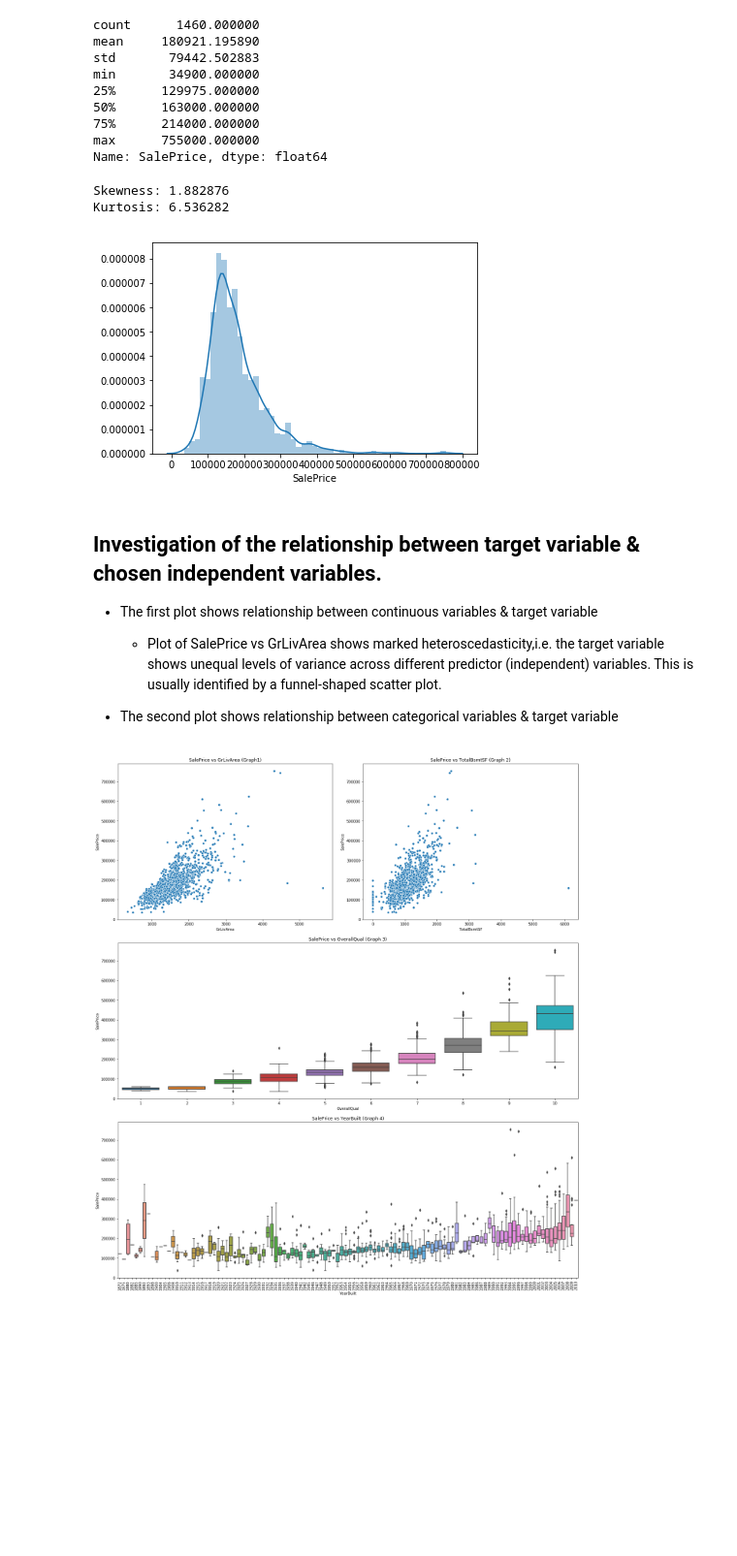
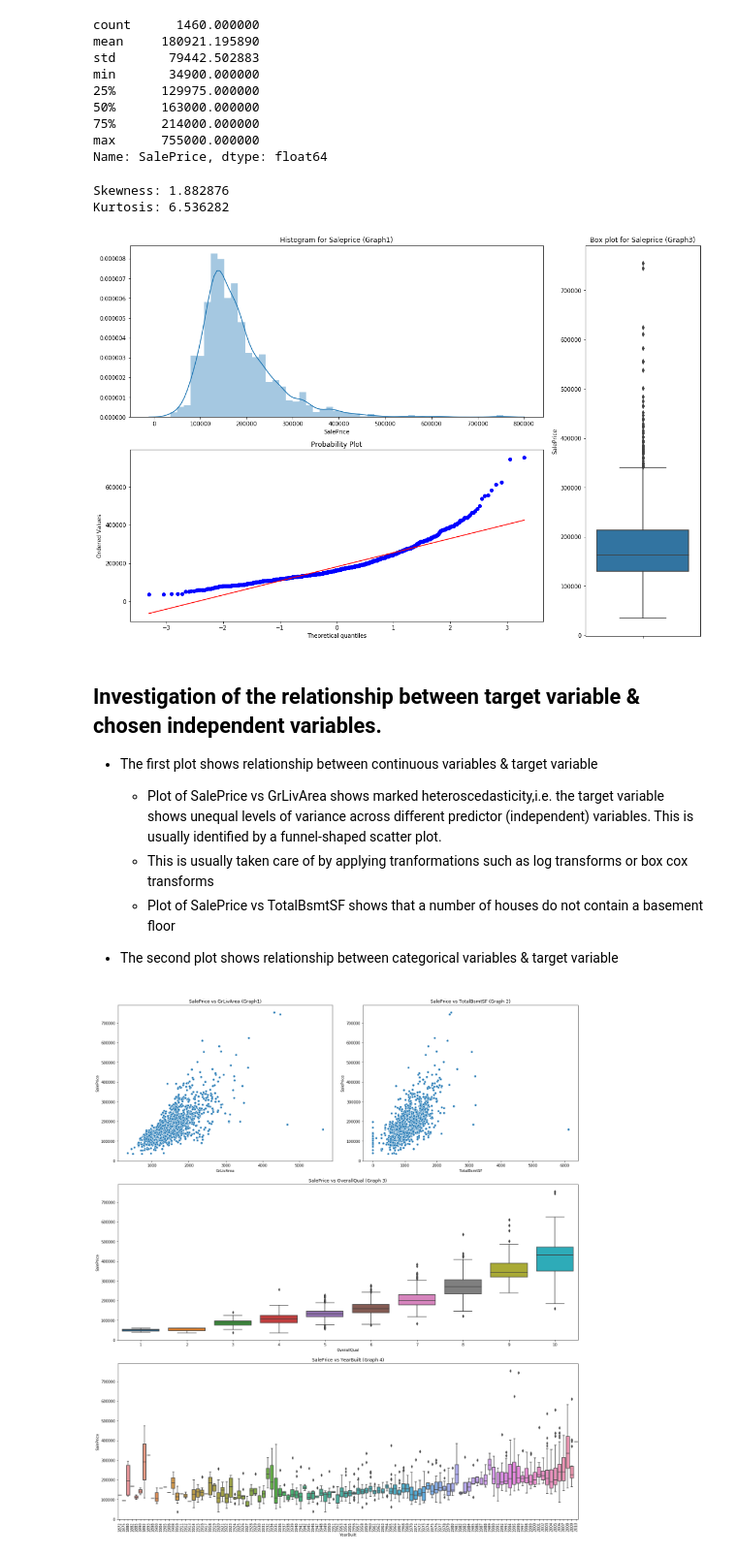
Before and after one commit to sayan31/kaggle-housing-prices-prediction-competition, a Jupyter notebook: housing_prices_predictor_model.ipynb, the cells around one changed output. Shown at 97% size. Saved outputs shown, nothing was run; the diff lists cells and outputs as text; code cells hidden in the pictures; blank space fills up the shorter version.

```diff
--- a/housing_prices_predictor_model.ipynb
+++ b/housing_prices_predictor_model.ipynb
@@ -67,21 +78,38 @@ min       34900.000000
 75%      214000.000000
 max      755000.000000
 Name: SalePrice, dtype: float64
-# %%
-# Plot a histogram of SalePrice
-sns.distplot(df_train['SalePrice']);
-
-#skewness and kurtosis describe the histogram
-print("Skewness: %f" % df_train['SalePrice'].skew())
-print("Kurtosis: %f" % df_train['SalePrice'].kurt())
-# %% [output]
-Skewness: 1.882876
-Kurtosis: 6.536282
-[figure, removed]
+# %%
+# Plots of SalePrice
+# Histogram, Q-Q plot & Box Plot for Saleprice
+
+saleprice_figure=plt.figure(constrained_layout=True,figsize=(15,10))
+saleprice_grid = saleprice_figure.add_gridspec(3,3)
+
+hist_plot=saleprice_figure.add_subplot(saleprice_grid[0,:2])
+hist_plot.set_title('Histogram for Saleprice (Graph1)')
+sns.distplot(df_train.SalePrice,norm_hist=True, ax = hist_plot)
+
+qq_plot=saleprice_figure.add_subplot(saleprice_grid[1,:2])
+qq_plot.set_title('QQ plot for Saleprice (Graph2)')
+stats.probplot(df_train['SalePrice'], plot = qq_plot)
+
+box_plot=saleprice_figure.add_subplot(saleprice_grid[:,2])
+box_plot.set_title('Box plot for Saleprice (Graph3)')
+sns.boxplot(df_train['SalePrice'], ax = box_plot, orient='v')
+
+#skewness and kurtosis describe the histogram
+print("Skewness: %f" % df_train['SalePrice'].skew())
+print("Kurtosis: %f" % df_train['SalePrice'].kurt())
+# %% [output]
+Skewness: 1.882876
+Kurtosis: 6.536282
+[figure, added]
 # %% [markdown]
 ## Investigation of the relationship between target variable & chosen independent variables.
  - The first plot shows relationship between continuous variables & target variable
      - Plot of SalePrice vs GrLivArea shows marked heteroscedasticity,i.e. the target variable shows unequal levels of variance across different predictor (independent) variables. This is usually identified by a funnel-shaped scatter plot.
+     - This is usually taken care of by applying tranformations such as log transforms or box cox transforms
+     - Plot of SalePrice vs TotalBsmtSF shows that a number of houses do not contain a basement floor
 
 
  - The second plot shows relationship between categorical variables & target variable
```
Also changed, not shown: parts of 9 cells of this notebook.
